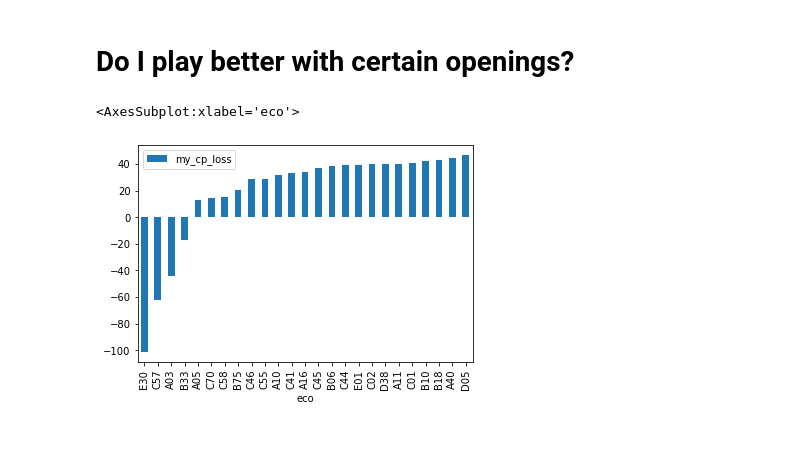
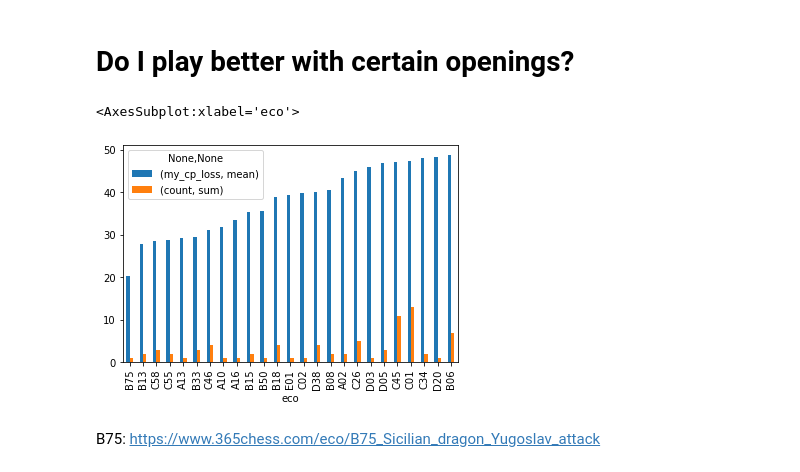
Before and after one commit to rtitle/terra-chess, a Jupyter notebook: src/Performance Analysis.ipynb, the cells around one changed output. Drawn from its saved outputs; the diff is of its cells as text; code cells hidden in the pictures; blank space fills up the shorter version.

```diff
--- a/src/Performance Analysis.ipynb
+++ b/src/Performance Analysis.ipynb
@@ -61,7 +83,7 @@ client_instance = wds_client.InstancesApi(api_client)
 records = records_client.get_records_as_tsv(WORKSPACE_ID, VERSION, 'games')
 df = pd.read_csv(records, sep='\t')
 # Filter out games we haven't analyzed
-df = df[df.white_avg_centipawn_loss.notnull()]
+df = df[(df.white_avg_centipawn_loss > 0) & (df.black_avg_centipawn_loss > 0)]
 # %%
 df.head()
 # %% [output]
@@ -113,12 +136,13 @@ traits_for_analysis.plot.bar()
 # Do I play better with certain openings?
 # %%
 traits_for_analysis = pd.DataFrame()
-def eco_unhex(eco):
-    return int(eco, 16)
 traits_for_analysis['eco'] = df['ECO']
 traits_for_analysis['my_cp_loss'] = df.apply(lambda x: my_cp_loss(x['White'], x['Black'], x['black_avg_centipawn_loss'], x['white_avg_centipawn_loss']), axis=1)
-traits_for_analysis = traits_for_analysis.groupby(['eco']).mean()
-traits_for_analysis.sort_values('my_cp_loss').head(25).plot.bar()
+traits_for_analysis['count'] = 1
+traits_for_analysis = traits_for_analysis.groupby(['eco']).agg({'my_cp_loss': ['mean'], 'count': ['sum']})
+traits_for_analysis.sort_values(('my_cp_loss', 'mean')).head(25).plot.bar()
 # %% [output]
 <AxesSubplot:xlabel='eco'>
-[figure, old version]
+[figure, new version]
+# %% [markdown]
+B75: https://www.365chess.com/eco/B75_Sicilian_dragon_Yugoslav_attack
```
Also changed, not shown: parts of 3 cells of this notebook, 1 other file.
